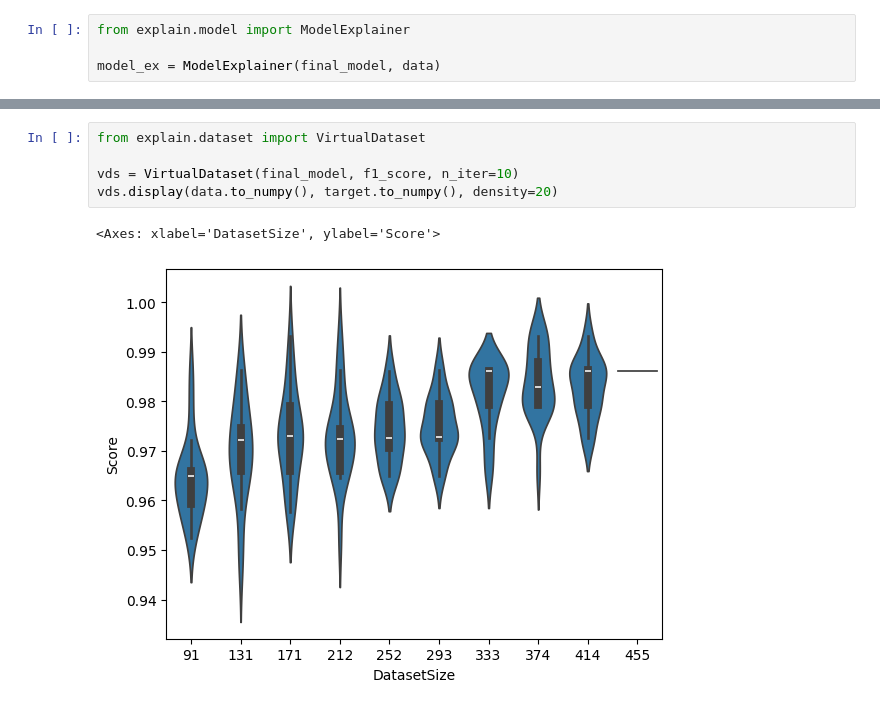
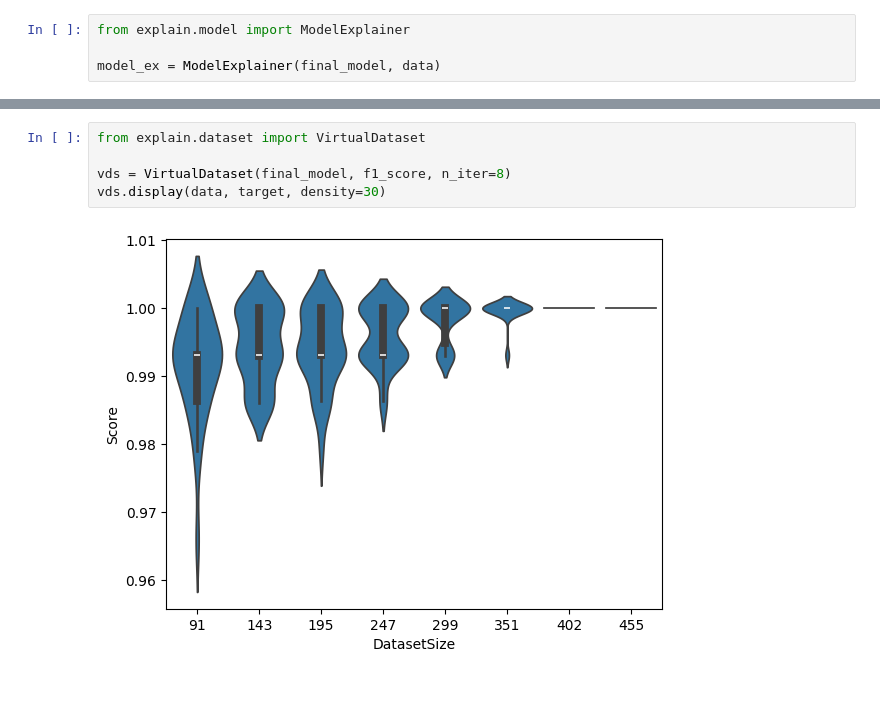
Before and after one commit to Mb-NextTime/explain, a Jupyter notebook: demo.ipynb, the cells around one changed output, grey strips where cells are left out. Drawn from its saved outputs; the diff is of its cells as text.

```diff
--- a/demo.ipynb
+++ b/demo.ipynb
@@ -64,8 +72,7 @@ model_ex.plot_ICE([1, 3, 5])
 # %%
 from explain.dataset import VirtualDataset
 
-vds = VirtualDataset(final_model, f1_score, n_iter=10)
-vds.display(data.to_numpy(), target.to_numpy(), density=20)
+vds = VirtualDataset(final_model, f1_score, n_iter=8)
+vds.display(data, target, density=30)
 # %% [output]
-<Axes: xlabel='DatasetSize', ylabel='Score'>
-[figure, old version]
+[figure, new version]
```
Also changed, not shown: parts of 12 cells of this notebook, 1 other file.
